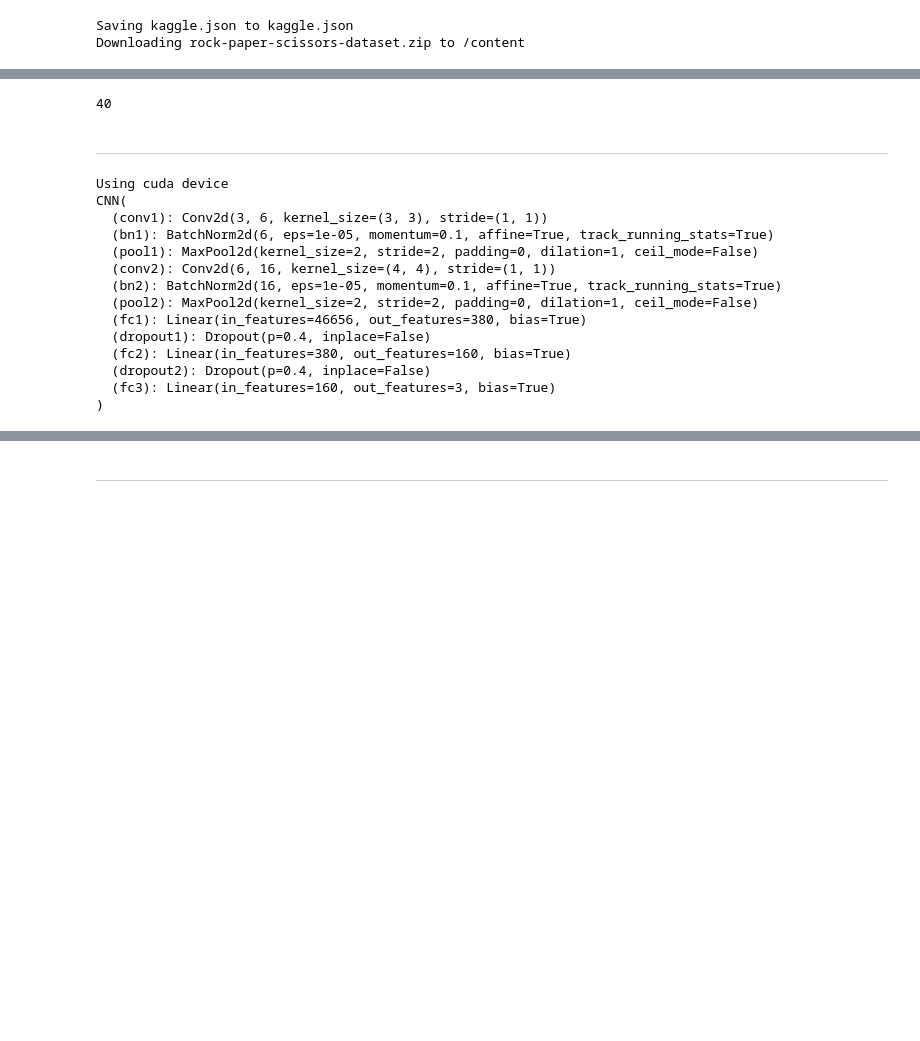
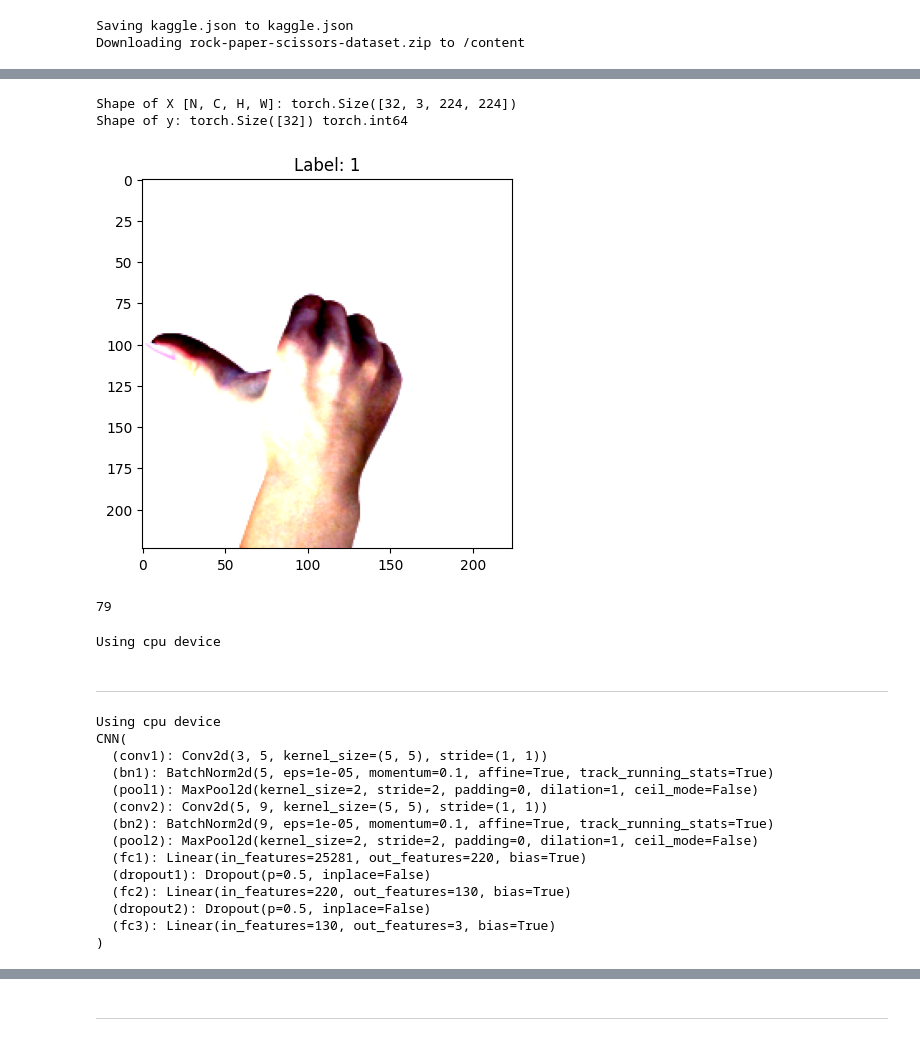
Before and after one commit to butter-my-toast/RockPaperScissors-CNN, a Jupyter notebook: rps_multiclass.ipynb, the cells around one changed output, grey strips where cells are left out. Cells and saved outputs as stored; diff of their text form; code cells hidden in the pictures; blank space fills up the shorter version.

```diff
--- a/rps_multiclass.ipynb
+++ b/rps_multiclass.ipynb
@@ -32,9 +29,11 @@ files.upload()
 Saving kaggle.json to kaggle.json
 Downloading rock-paper-scissors-dataset.zip to /content
 # %%
+# modify data to prevent overfitting
 transform = transforms.Compose([
     transforms.ToTensor(),
-    transforms.Normalize(mean=[0.437, 0.503, 0.51], std=[0.243, 0.254, 0.232]),
+    # imagenet mean and std
+    transforms.Normalize(mean=[0.485, 0.456, 0.406], std=[0.229, 0.224, 0.225]),
     transforms.RandomGrayscale(0.2),
     transforms.RandomHorizontalFlip(),
     transforms.Resize((224, 224), antialias=True)
@@ -43,14 +42,24 @@ transform = transforms.Compose([
 train_set = ImageFolder('/content/Rock-Paper-Scissors/train', transform=transform)
 test_set = ImageFolder('/content/Rock-Paper-Scissors/test', transform=transform)
 # %%
-batch_size = 64
+# create dataloaders
 
-# Create data loaders.
+batch_size = 32
+
 train_dataloader = DataLoader(train_set, batch_size=batch_size, shuffle=True)
 test_dataloader = DataLoader(test_set, batch_size=batch_size, shuffle=True)
+
+# example image (after data modification)
 for X, y in train_dataloader:
     print(f"Shape of X [N, C, H, W]: {X.shape}")
+    print(f"Shape of y: {y.shape} {y.dtype}")
 
-    print(f"Shape of y: {y.shape} {y.dtype}")
+    image = X[0]
+    label = y[0].item()
+    image = image.permute(1, 2, 0).numpy()
+    plt.imshow(image)
+    plt.title(f"Label: {label}")
+    plt.show()
+
     break
 # %% [output]
@@ -59,4 +67,20 @@ Shape of y: torch.Size([64]) torch.int64
+Shape of X [N, C, H, W]: torch.Size([32, 3, 224, 224])
+Shape of y: torch.Size([32]) torch.int64
+[figure, added]
 # %%
 len(train_dataloader)
 # %% [output]
-40
+79
+# %%
+# create device
+
+device = (
+    "cuda"
+    if torch.cuda.is_available()
+    else "mps"
+    if torch.backends.mps.is_available()
+    else "cpu"
+)
+print(f"Using {device} device")
+# %% [output]
+Using cpu device
@@ -76,22 +109,22 @@ print(f"Using {device} device")
 class CNN(nn.Module):
     def __init__(self):
         super(CNN, self).__init__()
-        self.conv1 = nn.Conv2d(3, 6, 3)
-        self.bn1 = nn.BatchNorm2d(6)
+        self.conv1 = nn.Conv2d(3, 5, 5)
+        self.bn1 = nn.BatchNorm2d(5)
         self.pool1 = nn.MaxPool2d(2, 2)
-        self.conv2 = nn.Conv2d(6, 16, 4)
-        self.bn2 = nn.BatchNorm2d(16)
+        self.conv2 = nn.Conv2d(5, 9, 5)
+        self.bn2 = nn.BatchNorm2d(9)
         self.pool2 = nn.MaxPool2d(2, 2)
-        self.fc1 = nn.Linear(16*54*54, 380)
-        self.dropout1 = nn.Dropout(0.4)
-        self.fc2 = nn.Linear(380, 160)
-        self.dropout2 = nn.Dropout(0.4)
-        self.fc3 = nn.Linear(160, 3)
+        self.fc1 = nn.Linear(9*53*53, 220)
+        self.dropout1 = nn.Dropout(0.5)
+        self.fc2 = nn.Linear(220, 130)
+        self.dropout2 = nn.Dropout(0.5)
+        self.fc3 = nn.Linear(130, 3)
 
     def forward(self, x):
         x = self.pool1(F.relu(self.bn1(self.conv1(x))))
         x = self.pool2(F.relu(self.bn2(self.conv2(x))))
-        x = x.view(-1, 16*54*54)
+        x = x.view(-1, 9*53*53)
         x = F.relu(self.fc1(x))
         x = self.dropout1(x)
         x = F.relu(self.fc2(x))
@@ -103,17 +136,17 @@ class CNN(nn.Module):
 cnn = CNN().to(device)
 print(cnn)
 # %% [output]
-Using cuda device
+Using cpu device
 CNN(
-  (conv1): Conv2d(3, 6, kernel_size=(3, 3), stride=(1, 1))
-  (bn1): BatchNorm2d(6, eps=1e-05, momentum=0.1, affine=True, track_running_stats=True)
+  (conv1): Conv2d(3, 5, kernel_size=(5, 5), stride=(1, 1))
+  (bn1): BatchNorm2d(5, eps=1e-05, momentum=0.1, affine=True, track_running_stats=True)
   (pool1): MaxPool2d(kernel_size=2, stride=2, padding=0, dilation=1, ceil_mode=False)
-  (conv2): Conv2d(6, 16, kernel_size=(4, 4), stride=(1, 1))
-  (bn2): BatchNorm2d(16, eps=1e-05, momentum=0.1, affine=True, track_running_stats=True)
+  (conv2): Conv2d(5, 9, kernel_size=(5, 5), stride=(1, 1))
+  (bn2): BatchNorm2d(9, eps=1e-05, momentum=0.1, affine=True, track_running_stats=True)
   (pool2): MaxPool2d(kernel_size=2, stride=2, padding=0, dilation=1, ceil_mode=False)
-  (fc1): Linear(in_features=46656, out_features=380, bias=True)
-  (dropout1): Dropout(p=0.4, inplace=False)
-  (fc2): Linear(in_features=380, out_features=160, bias=True)
-  (dropout2): Dropout(p=0.4, inplace=False)
-  (fc3): Linear(in_features=160, out_features=3, bias=True)
+  (fc1): Linear(in_features=25281, out_features=220, bias=True)
+  (dropout1): Dropout(p=0.5, inplace=False)
+  (fc2): Linear(in_features=220, out_features=130, bias=True)
+  (dropout2): Dropout(p=0.5, inplace=False)
+  (fc3): Linear(in_features=130, out_features=3, bias=True)
 )
```
Also changed, not shown: parts of 12 cells of this notebook.
